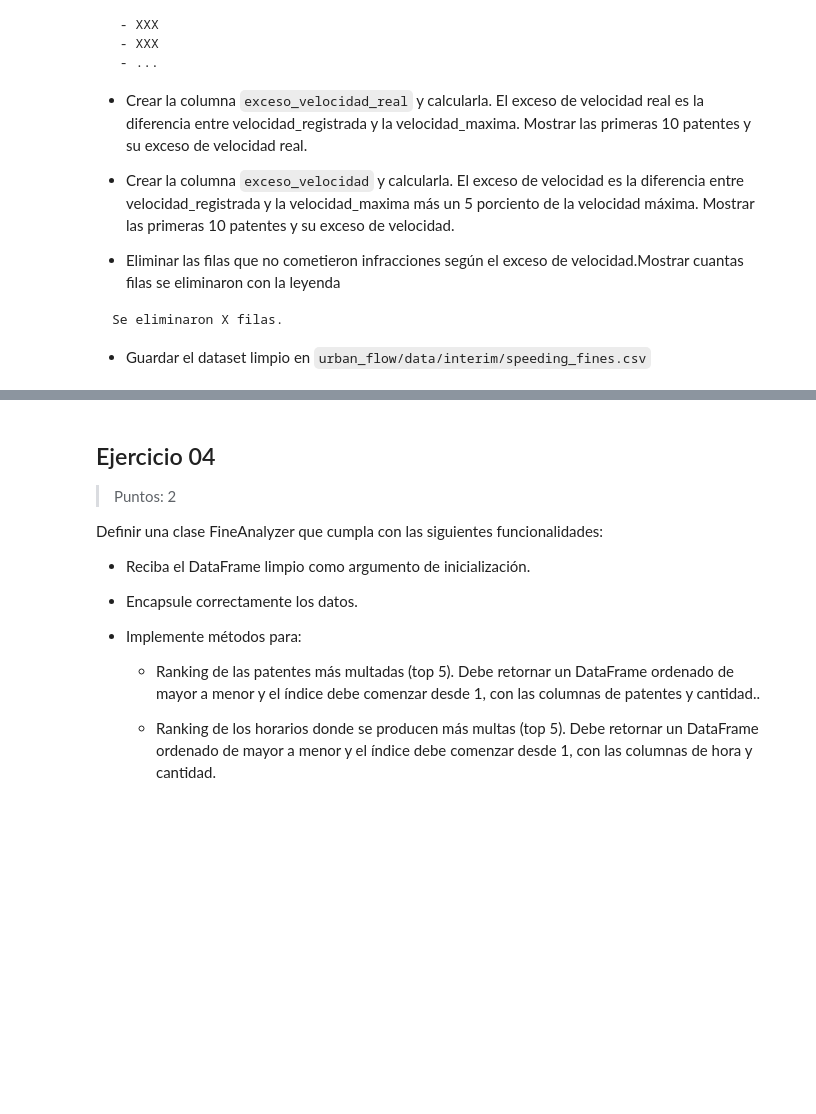
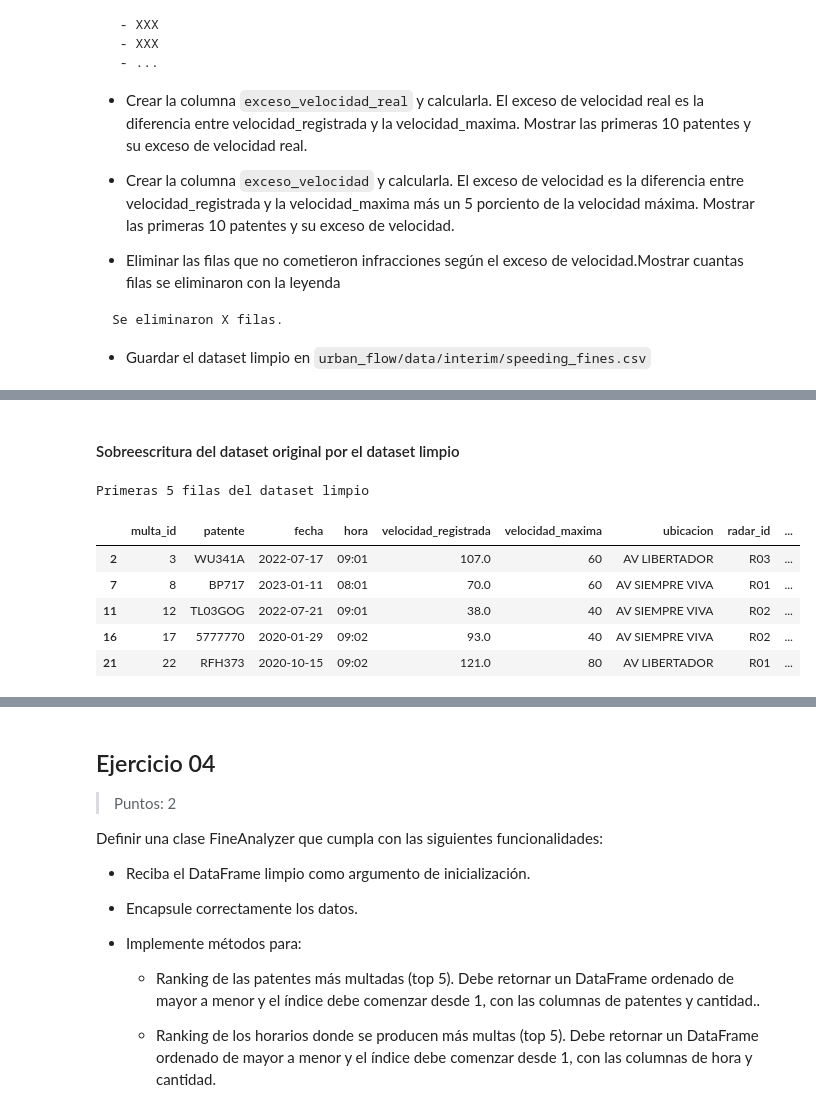
Before and after one commit to GomezMorales/urban_flow_tp_integrador, a Jupyter notebook: 01_Urban_Flow-Tejerina_Quiroga_Bonifacio_GomezMorales.ipynb, the cells around one changed output, grey strips where cells are left out. Cells and saved outputs as stored; diff of their text form; code cells hidden in the pictures; blank space fills up the shorter version.

Commit message:
Ejercicio 3
Desarrollo del Ejercicio 3 donde se realiza el normalizado y limpieza del dataset.

```diff
--- a/01_Urban_Flow-Tejerina_Quiroga_Bonifacio_GomezMorales.ipynb
+++ b/01_Urban_Flow-Tejerina_Quiroga_Bonifacio_GomezMorales.ipynb
@@ -333,0 +411,18 @@ Se eliminaron X filas.
+# %%
+#Normalizo primero a mayúsculas las direcciones, luego quito espacios que
+# puedan existir a izquierda y derecha de la cadena
+
+#Normalizo mediante regex la variación de tipeo en AV
+# El primer regex "^\s*AV\." va a tomar todos los espacios (si existiesen)
+#  junto a "AV." y los va a reemplazar por "AV "
+# El segundo regex "\s+" va a tomar la multiple existencia de espacios y los
+# va a reemplazar por un único espacio
+
+
+
+df_original['ubicacion_clean'] = df_original['ubicacion'].str\
+  .upper()\
+  .str.strip()\
+  .replace(r'^\s*AV\.','AV ',regex=True)\
+  .replace(r'\s+', ' ', regex=True)\
+  .astype(str)
@@ -333,0 +431,9 @@ Se eliminaron X filas.
+# %%
+df_original['fecha'] = df_original['fecha_clean']
+df_original['hora'] = df_original['hora_clean']
+df_original['ubicacion'] = df_original['ubicacion_clean']
+df_original['patente'] = df_original['patente_clean']
+
+#Elimino las columnas *_clean que sirvieron para la normalización de la
+# información
+df_original = df_original.drop(columns=['fecha_clean', 'hora_clean', 'ubicacion_clean','patente_clean'])
@@ -333,0 +563,18 @@ Se eliminaron X filas.
+# %% [markdown]
+#### Sobreescritura del dataset original por el dataset limpio
+# %%
+#Sobreescribo el dataset original por el que contiene las filas que no
+# cumplian las condiciones de limpieza, es decir contiene valores admisibles
+df_raw = df_cleaned
+
+#Muestro las primeras 5 filas del nuevo dataset limpio
+print("Primeras 5 filas del dataset limpio")
+df_raw.head(5)
+# %% [output]
+Primeras 5 filas del dataset limpio
+|  | multa_id | patente | fecha | hora | velocidad_registrada | velocidad_maxima | ubicacion | radar_id | ... |
+| 2 | 3 | WU341A | 2022-07-17 | 09:01 | 107.0 | 60 | AV LIBERTADOR | R03 | ... |
+| 7 | 8 | BP717 | 2023-01-11 | 08:01 | 70.0 | 60 | AV SIEMPRE VIVA | R01 | ... |
+| 11 | 12 | TL03GOG | 2022-07-21 | 09:01 | 38.0 | 40 | AV SIEMPRE VIVA | R02 | ... |
+| 16 | 17 | 5777770 | 2020-01-29 | 09:02 | 93.0 | 40 | AV SIEMPRE VIVA | R02 | ... |
+| 21 | 22 | RFH373 | 2020-10-15 | 09:02 | 121.0 | 80 | AV LIBERTADOR | R01 | ... |
```
Also changed, not shown: parts of 31 cells of this notebook, 2 other files.
